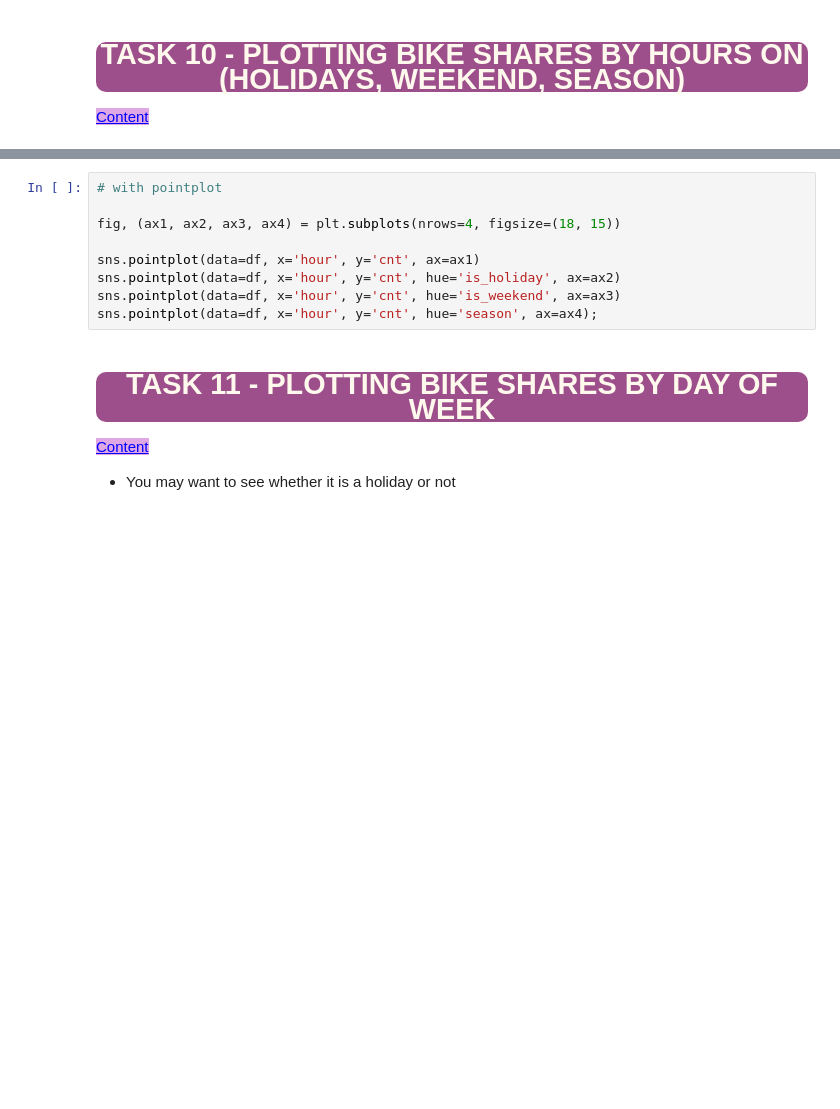
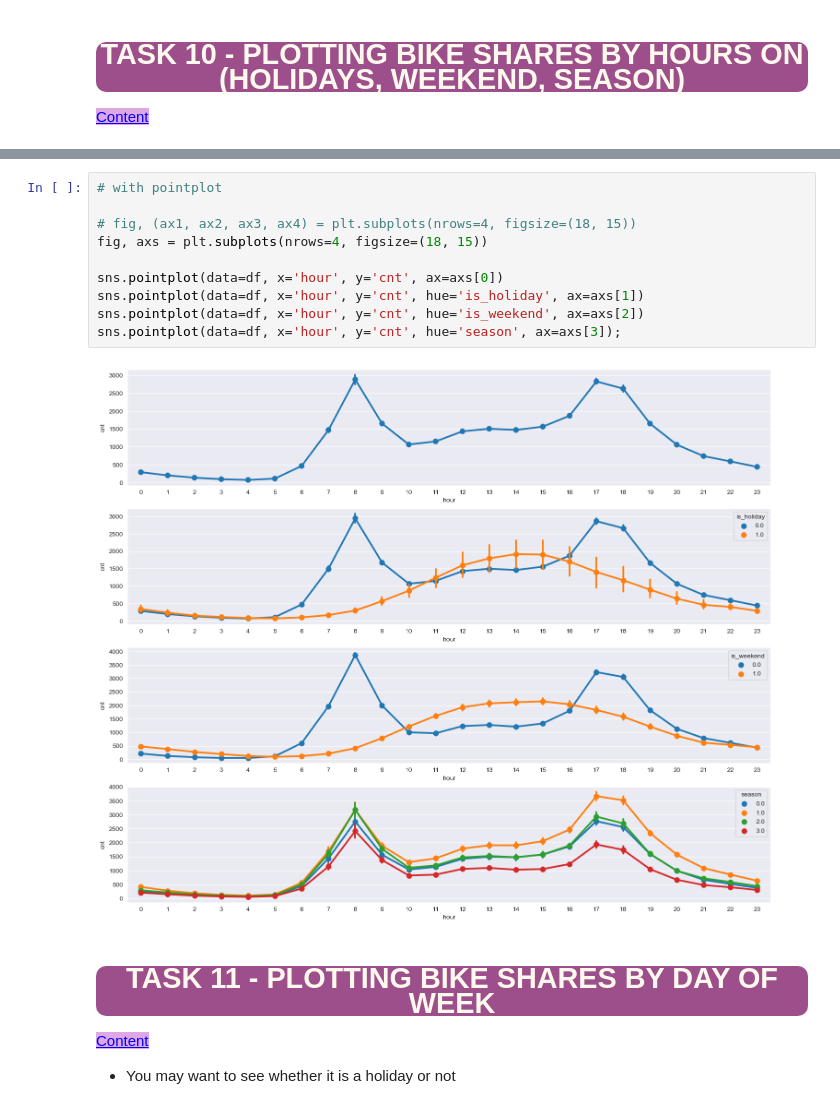
Before and after one commit to 4dsolutions/clarusway_data_analysis, a Jupyter notebook: DVwPY_S7/CapStone_Example_Bike_Sharing.ipynb, the cells around one changed output, grey strips where cells are left out. Drawn from its saved outputs; the diff is of its cells as text; blank space fills up the shorter version.

```diff
--- a/DVwPY_S7/CapStone_Example_Bike_Sharing.ipynb
+++ b/DVwPY_S7/CapStone_Example_Bike_Sharing.ipynb
@@ -471,12 +773,15 @@ plt.show()
 # %%
 # with pointplot
 
-fig, (ax1, ax2, ax3, ax4) = plt.subplots(nrows=4, figsize=(18, 15))
+# fig, (ax1, ax2, ax3, ax4) = plt.subplots(nrows=4, figsize=(18, 15))
+fig, axs = plt.subplots(nrows=4, figsize=(18, 15))
 
-sns.pointplot(data=df, x='hour', y='cnt', ax=ax1)
-sns.pointplot(data=df, x='hour', y='cnt', hue='is_holiday', ax=ax2)
-sns.pointplot(data=df, x='hour', y='cnt', hue='is_weekend', ax=ax3)
-sns.pointplot(data=df, x='hour', y='cnt', hue='season', ax=ax4);
+sns.pointplot(data=df, x='hour', y='cnt', ax=axs[0])
+sns.pointplot(data=df, x='hour', y='cnt', hue='is_holiday', ax=axs[1])
+sns.pointplot(data=df, x='hour', y='cnt', hue='is_weekend', ax=axs[2])
+sns.pointplot(data=df, x='hour', y='cnt', hue='season', ax=axs[3]);
+# %% [output]
+[figure, added]
 # %% [markdown]
 ### <p style="background-color:#9d4f8c; font-family:newtimeroman; color:#FFF9ED; font-size:150%; text-align:center; border-radius:10px 10px;">TASK 11 - PLOTTING BIKE SHARES BY DAY OF WEEK</p>
 
```
Also changed, not shown: parts of 70 cells of this notebook.
